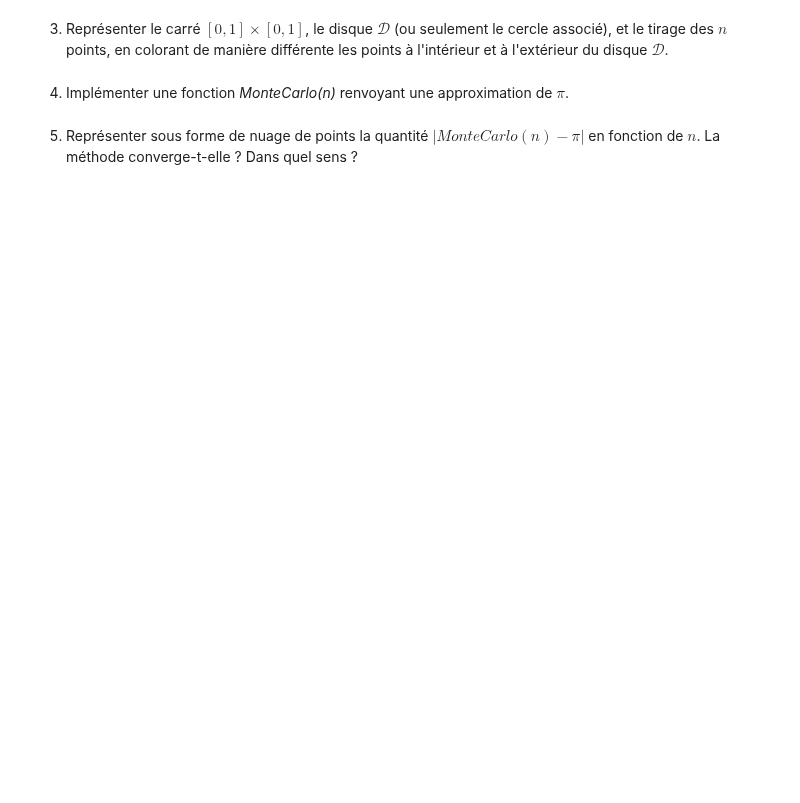
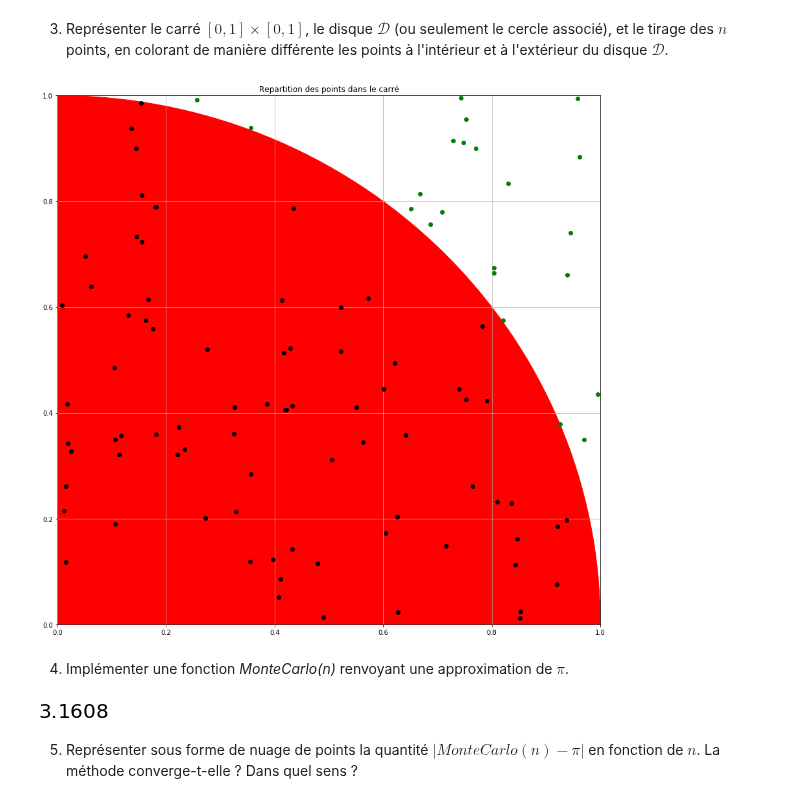
Before and after one commit to Skaopap/projet_approximation_pi, a Jupyter notebook: projet_calcul_pi.ipynb, the cells around one changed output. Saved outputs shown, nothing was run; the diff lists cells and outputs as text; code cells hidden in the pictures; blank space fills up the shorter version.

Commit message:
MonteCarlo seems ok

```diff
--- a/projet_calcul_pi.ipynb
+++ b/projet_calcul_pi.ipynb
@@ -310,9 +348,50 @@ situent dans $\mathcal{D}$.
     (ou seulement le cercle associé), et le tirage des $n$ points, en
     colorant de manière différente les points à l'intérieur et à
     l'extérieur du disque $\mathcal{D}$.
+# %%
+def plotSquareAndPoints(p_N):
+
+    # Declare array
+    x_good = []
+    y_good = []
+    x_bad = []
+    y_bad = []
+
+    l_aPoints = randomPoints(p_N)
+
+    # Fill arrays
+    for l_Point in l_aPoints :
+        if(isInCircle(l_Point)):
+            x_good.append(l_Point[0])
+            y_good.append(l_Point[1])
+        else :
+            x_bad.append(l_Point[0])
+            y_bad.append(l_Point[1])
+
+    # Plot
+    plt.figure(figsize=(15, 15))
+    circle = plt.Circle((0, 0), 1, color='r')
+    plt.gcf().gca().add_artist(circle)
+    plt.plot(x_good, y_good, 'o' , color='black')
+    plt.plot(x_bad, y_bad, 'o' , color='green')
+    plt.title('Repartition des points dans le carré')
+    plt.grid()
+    plt.axis([0, 1, 0 , 1])
+    plt.show()
+
+plotSquareAndPoints(100)
+# %% [output]
+[figure, added]
 # %% [markdown]
 4.  Implémenter une fonction *MonteCarlo(n)* renvoyant une approximation
     de $\pi$.
+# %%
+def MonteCarlo(p_N):
+    return 4*Tirage(p_N)
+
+MonteCarlo(10000)
+# %% [output]
+[figure, added]
 # %% [markdown]
 5.  Représenter sous forme de nuage de points la quantité
     $|MonteCarlo(n) - \pi|$ en fonction de $n$. La méthode
```
Also changed, not shown: parts of 5 cells of this notebook.
